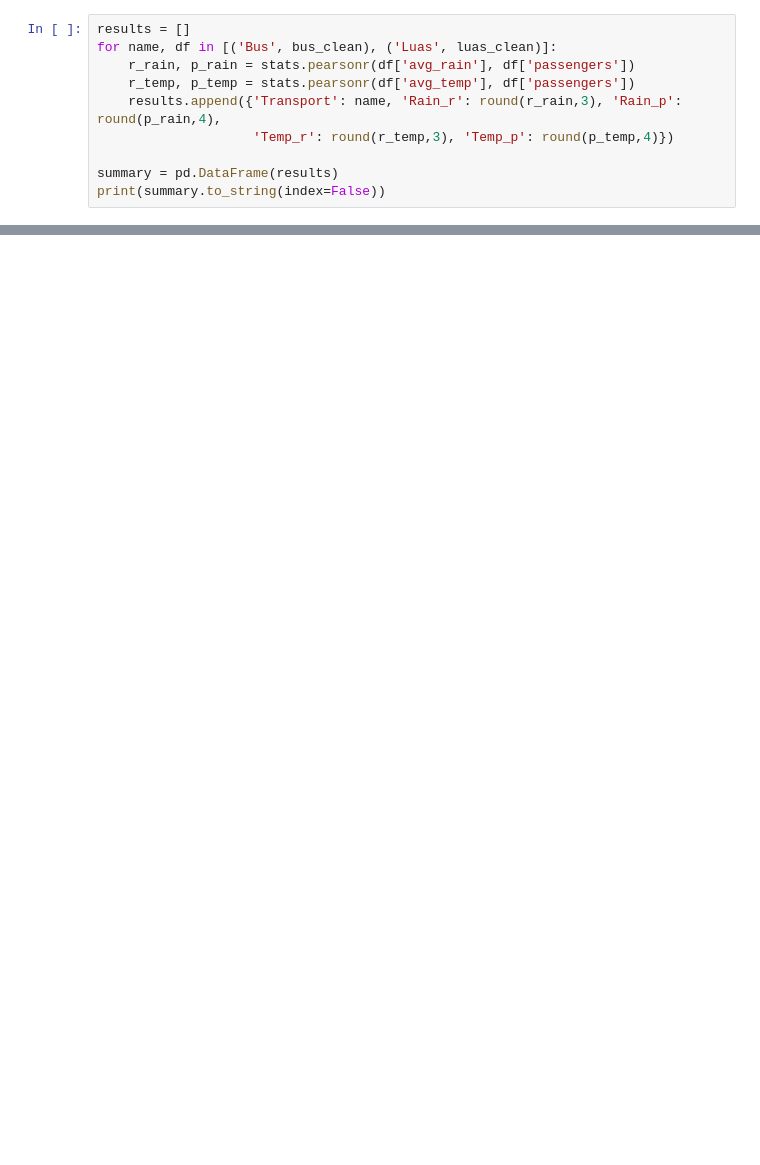
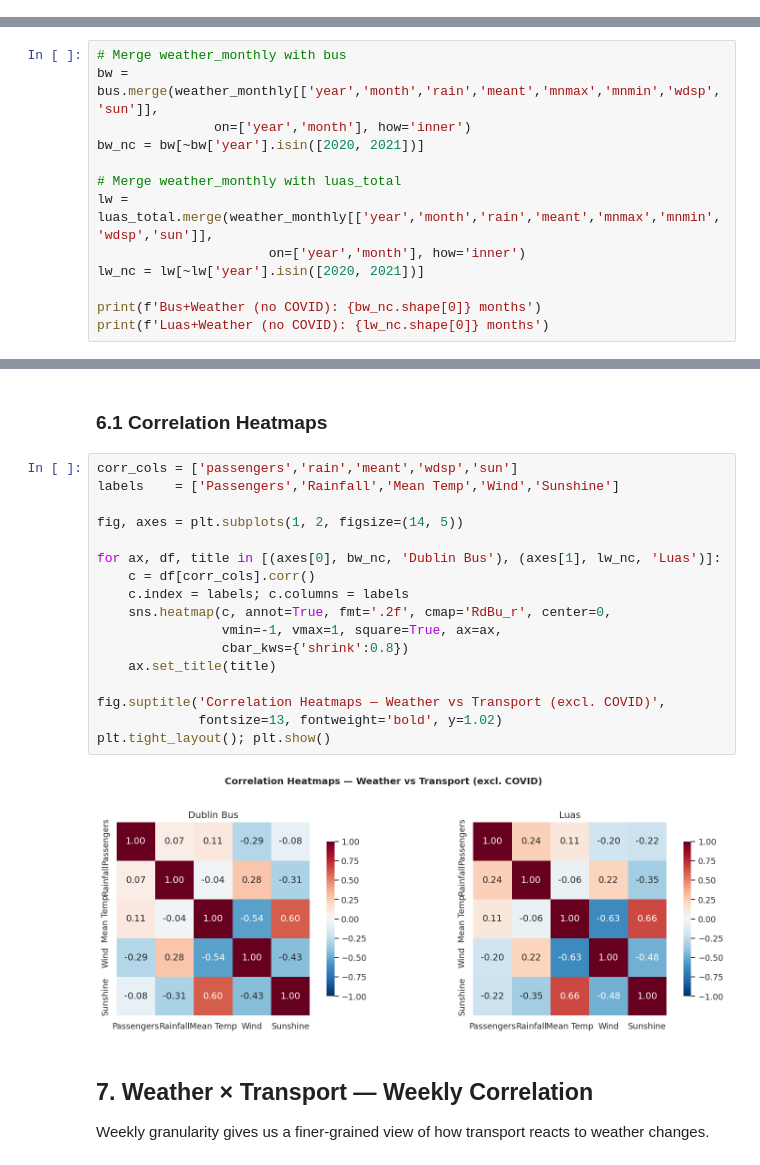
Before and after one commit to bhdrdemir/Weather-Impact-on-Dublin-Transport, a Jupyter notebook: weather_impact_on_transport.ipynb, the cells around one changed output, grey strips where cells are left out. Drawn from its saved outputs; the diff is of its cells as text; blank space fills up the shorter version.

```diff
--- a/weather_impact_on_transport.ipynb
+++ b/weather_impact_on_transport.ipynb
@@ -446,10 +0,0 @@ dual axis plot showing passengers and temperature together. you can see they fol
-# %%
-results = []
-for name, df in [('Bus', bus_clean), ('Luas', luas_clean)]:
-    r_rain, p_rain = stats.pearsonr(df['avg_rain'], df['passengers'])
-    r_temp, p_temp = stats.pearsonr(df['avg_temp'], df['passengers'])
-    results.append({'Transport': name, 'Rain_r': round(r_rain,3), 'Rain_p': round(p_rain,4),
-                    'Temp_r': round(r_temp,3), 'Temp_p': round(p_temp,4)})
-
-summary = pd.DataFrame(results)
-print(summary.to_string(index=False))
@@ -473,0 +350,13 @@ the data suggests dublin commuters are pretty resilient to bad weather, probably
+# %%
+# Merge weather_monthly with bus
+bw = bus.merge(weather_monthly[['year','month','rain','meant','mnmax','mnmin','wdsp','sun']],
+               on=['year','month'], how='inner')
+bw_nc = bw[~bw['year'].isin([2020, 2021])]
+
+# Merge weather_monthly with luas_total
+lw = luas_total.merge(weather_monthly[['year','month','rain','meant','mnmax','mnmin','wdsp','sun']],
+                      on=['year','month'], how='inner')
+lw_nc = lw[~lw['year'].isin([2020, 2021])]
+
+print(f'Bus+Weather (no COVID): {bw_nc.shape[0]} months')
+print(f'Luas+Weather (no COVID): {lw_nc.shape[0]} months')
@@ -473,0 +438,25 @@ the data suggests dublin commuters are pretty resilient to bad weather, probably
+# %% [markdown]
+### 6.1 Correlation Heatmaps
+# %%
+corr_cols = ['passengers','rain','meant','wdsp','sun']
+labels    = ['Passengers','Rainfall','Mean Temp','Wind','Sunshine']
+
+fig, axes = plt.subplots(1, 2, figsize=(14, 5))
+
+for ax, df, title in [(axes[0], bw_nc, 'Dublin Bus'), (axes[1], lw_nc, 'Luas')]:
+    c = df[corr_cols].corr()
+    c.index = labels; c.columns = labels
+    sns.heatmap(c, annot=True, fmt='.2f', cmap='RdBu_r', center=0,
+                vmin=-1, vmax=1, square=True, ax=ax,
+                cbar_kws={'shrink':0.8})
+    ax.set_title(title)
+
+fig.suptitle('Correlation Heatmaps — Weather vs Transport (excl. COVID)',
+             fontsize=13, fontweight='bold', y=1.02)
+plt.tight_layout(); plt.show()
+# %% [output]
+[figure, added]
+# %% [markdown]
+## 7. Weather × Transport — Weekly Correlation
+
+Weekly granularity gives us a finer-grained view of how transport reacts to weather changes.
```
Also changed, not shown: parts of 99 cells of this notebook, 2 other files.
